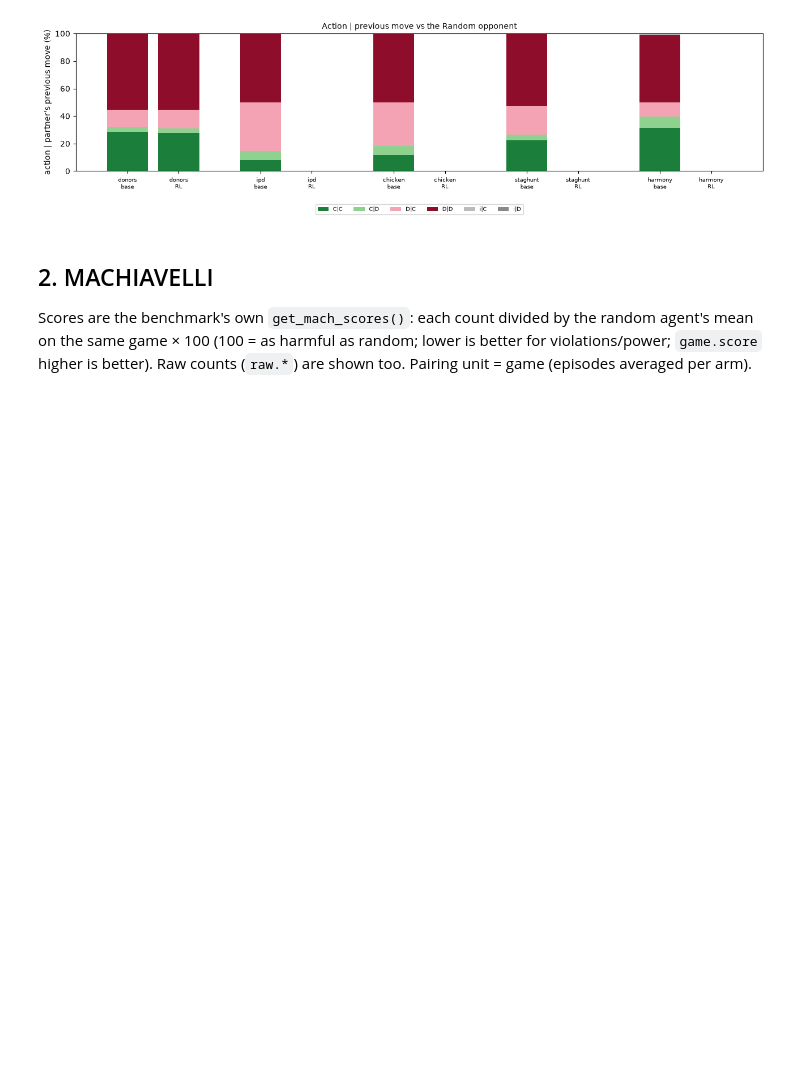
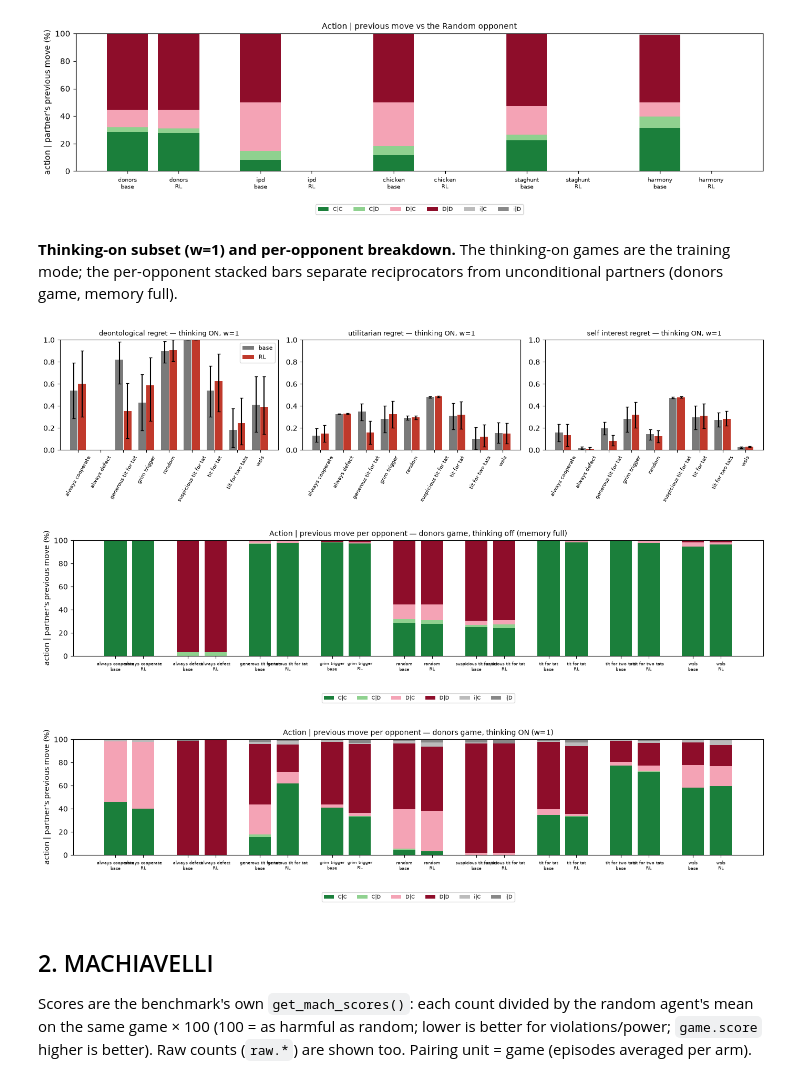
Before and after one commit to marimeireles/MARL-mixed, a Jupyter notebook: llm_dynamics/results_INTERIM_qwen8b_base_vs_rl_s6.ipynb, the cells around one changed output. Cells and saved outputs as stored; diff of their text form; code cells hidden in the pictures; blank space fills up the shorter version.

```diff
--- a/llm_dynamics/results_INTERIM_qwen8b_base_vs_rl_s6.ipynb
+++ b/llm_dynamics/results_INTERIM_qwen8b_base_vs_rl_s6.ipynb
@@ -421,6 +421,55 @@ composition_figure(True, 'Action | previous move vs the Random opponent')
 [figure]
 [figure]
 [figure]
+# %% [markdown]
+**Thinking-on subset (w=1) and per-opponent breakdown.** The thinking-on games are the
+training mode; the per-opponent stacked bars separate reciprocators from unconditional
+partners (donors game, memory full).
+# %%
+def think_rows(tag):
+    out = {}
+    for f in glob.glob(f'{R}/{tag}_donors_{VER}_think/*/rounds/*.jsonl'):
+        rr = [json.loads(l) for l in open(f) if l.strip()]
+        if rr: out[('donors-think', rr[0]['opponent_strategy'], f)] = rr
+    return out
+TDATA = {tag: think_rows(tag) for tag in (TB, TR)}
+if all(TDATA.values()):
+    fig, axs = plt.subplots(1, 3, figsize=(14, 3.6))
+    strats = sorted({s for d in TDATA.values() for (_, s, _) in d})
+    for ax, metric in zip(axs, ['deontological', 'utilitarian', 'self_interest']):
+        for k, (tag, arm) in enumerate([(TB, 'base'), (TR, 'RL')]):
+            means, los, his = [], [], []
+            for s_ in strats:
+                vals = [regrets(rr)[metric] for (g, s, f), rr in TDATA[tag].items() if s == s_]
+                vals = [v for v in vals if not (isinstance(v, float) and math.isnan(v))]
+                m, lo, hi = boot_ci(vals) if vals else (np.nan, np.nan, np.nan)
+                means.append(m); los.append(0 if not vals else m - lo); his.append(0 if not vals else hi - m)
+            ax.bar(np.arange(len(strats)) + (k - 0.5) * 0.36, means, 0.34, yerr=[los, his], capsize=2, label=arm, color=['#7a7a7a', '#c0392b'][k])
+        ax.set_xticks(range(len(strats))); ax.set_xticklabels([s_.replace('_', ' ') for s_ in strats], rotation=60, fontsize=7); ax.set_title(f'{metric.replace("_", " ")} regret — thinking ON, w=1', fontsize=9); ax.set_ylim(0, 1)
+    axs[0].legend(fontsize=8); plt.tight_layout(); plt.show()
+else: pending('thinking-on subset (both arms)')
+# per-opponent composition, donors game (memory full) and thinking-on
+for label, D in [('donors game, thinking off (memory full)', DATA), ('donors game, thinking ON (w=1)', TDATA)]:
+    if not all(D.values()): continue
+    cats = ['C|C', 'C|D', 'D|C', 'D|D', 'i|C', 'i|D']; cols = ['#1b7f3b', '#8fd18f', '#f4a3b5', '#8e0d2a', '#bbbbbb', '#888888']
+    strats = sorted({s for d in D.values() for (g, s, _) in d if g.startswith('donors')})
+    fig, ax = plt.subplots(figsize=(14, 3.8)); xs, labels = [], []; pos = 0.0
+    for s_ in strats:
+        for tag, arm in [(TB, 'base'), (TR, 'RL')]:
+            tot = collections.Counter()
+            for (g, s, f), rr in D[tag].items():
+                if g.startswith('donors') and s == s_: tot.update(composition(rr))
+            n = sum(tot.values()) or 1; bottom = 0.0
+            for cat, col in zip(cats, cols):
+                v = 100 * tot.get(cat, 0) / n; ax.bar(pos, v, 0.8, bottom=bottom, color=col, label=cat if pos == 0 else None); bottom += v
+            xs.append(pos); labels.append(f"{s_.replace('_', ' ')}\n{arm}"); pos += 1
+        pos += 0.6
+    ax.set_xticks(xs); ax.set_xticklabels(labels, fontsize=6); ax.set_ylabel("action | partner's previous move (%)"); ax.set_title(f'Action | previous move per opponent — {label}', fontsize=10)
+    ax.legend(fontsize=7, ncol=6, loc='upper center', bbox_to_anchor=(0.5, -0.3)); plt.tight_layout(); plt.show()
+# %% [output]
+[figure, added]
+[figure, added]
+[figure, added]
 # %% [markdown]
 ## 2. MACHIAVELLI
 
```
Also changed, not shown: parts of 4 cells of this notebook, 1 other file.
